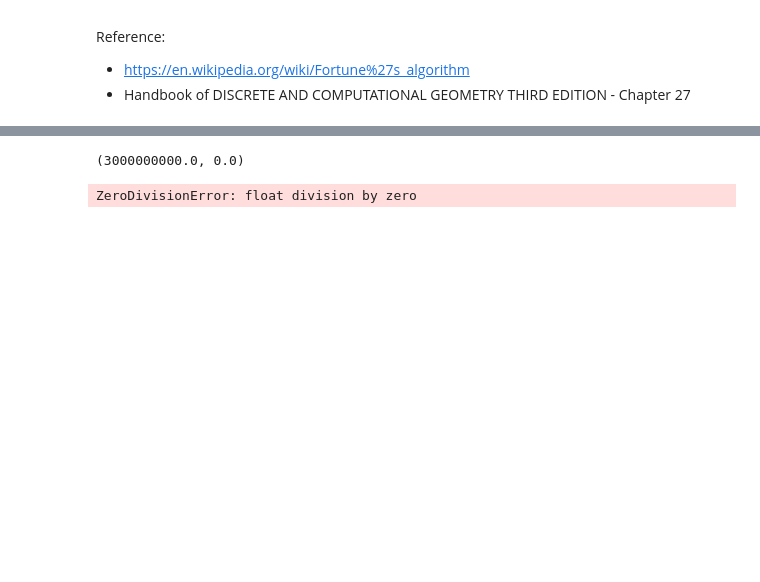
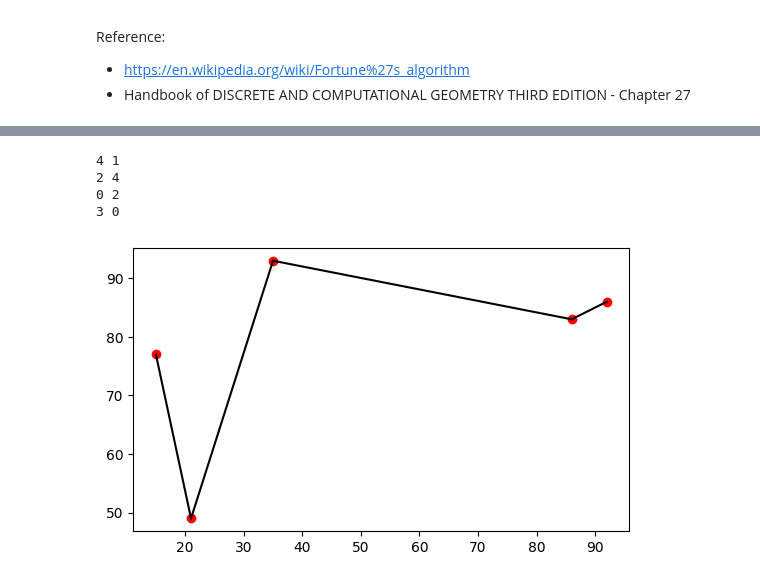
Before and after one commit to JUANITOTELO/Geometry, a Jupyter notebook: tareas/tarea2.ipynb, the cells around one changed output, grey strips where cells are left out. Cells and saved outputs as stored; diff of their text form; code cells hidden in the pictures; blank space fills up the shorter version.

```diff
--- a/tareas/tarea2.ipynb
+++ b/tareas/tarea2.ipynb
@@ -172,10 +187,9 @@ class Event:
 # %%
 import heapq
-from sortedcontainers import SortedList
 
 class Fortune:
     def __init__(self, p: List[pt]):
-        self.line = SortedList()  # beach line
+        self.line = []  # beach line
         self.v = [(point, i) for i, point in enumerate(p)]  # (point, original index)
         self.Q = []  # priority queue of point and vertex events
         self.edges = []  # delaunay edges
@@ -192,35 +206,35 @@ class Fortune:
         a = self.line[self.line.index(it) - 1]
         if collinear(it.q - it.p, a.p - it.p):  # doesn't generate a vertex event
             return
+        self.ti -= 1  # new vertex event ID
         it.id = self.ti
-        self.ti -= 1  # new vertex event ID
         self.valid.append(True)  # label this ID true
         c = circumcenter(it.p, it.q, a.p)
         x = c.x + (c - it.p).len()
         # event is generated at time x.
         # make sure it passes the sweep-line, and that the arc truly shrinks to 0
-        if x > sweepx - 1e-9 and a.gety(x) + 1e-9 > it.gety(x):
+        if x > sweepx - EPS and a.gety(x) + EPS > it.gety(x):
             heapq.heappush(self.Q, Event(x, it.id, it))
 
     def add_edge(self, i: int, j: int):
         if i == -1 or j == -1:
             return
+        # Add edge in terms of original indices of vertices (v)
         self.edges.append((self.v[i][1], self.v[j][1]))
 
     def add(self, i: int):
-        p = self.v[i][0]
-        print(p)
+        # print(f"Adding point {i}")
         # find arc to split
-        c = self.line.bisect_left(p)
+        c_arc = self.line[i]
         # insert new arcs. passing the following iterator gives a slight speed-up
-        b = Arc(p, c.p, i)
-        self.line.insert(self.line.index(c), b)
-        a = Arc(c.p, p, c.i)
+        b = Arc(p, c_arc.p, i)
+        self.line.insert(i, b)
+        a = Arc(c_arc.p, p, c_arc.i)
         self.line.insert(self.line.index(b), a)
-        self.add_edge(i, c.i)
+        self.add_edge(i, c_arc.i)
         self.upd(a)
         self.upd(b)
-        self.upd(c)
+        self.upd(c_arc)
 
     def remove(self, it: Arc):
         idx = self.line.index(it)
@@ -237,15 +251,18 @@ class Fortune:
         # insert two points that will always be in the beach line,
         # to avoid handling edge cases of an arc being first or last
         X *= 3
-        self.line.add(Arc(pt(-X, -X), pt(-X, X), -1))
-        self.line.add(Arc(pt(-X, X), pt(INF, INF), -1))
+        self.line.append(Arc(pt(-X, -X), pt(-X, X), -1))
+        self.line.append(Arc(pt(-X, X), pt(INF, INF), -1))
+        # print(f"Initial beach line: {self.line}")
         # create all point events
-        for i in range(self.n):
-            heapq.heappush(self.Q, Event(self.v[i][0].x, i, None))
+        for i in range(self.n-1, -1, -1):
+            # print(f"Adding point event for point {i}")
+            heapq.heappush(self.Q, Event(self.v[i][0].x, i, self.line[-1]))
         self.ti = 0
         self.valid = [False]
         while self.Q:
             e = heapq.heappop(self.Q)
+            # print(f"Processing point {e.id}")
             sweepx = e.x
             if e.id >= 0:
                 self.add(e.id)
@@ -253,21 +270,22 @@ class Fortune:
                 self.remove(e.it)
 # %%
 # Test the Fortune's algorithm
-points = generate_points(10)
+points = [pt(86, 83),pt(15, 77),pt(35, 93),pt(92, 86),pt(21, 49)]
 fortune = Fortune(points)
 fortune.solve()
-print(fortune.edges)
-for p in points:
-    print(p)
 
 # Plot the Voronoi diagram
 fig, ax = plt.subplots()
 for a, b in fortune.edges:
+    print(a, b)
     plt.plot([points[a].x, points[b].x], [points[a].y, points[b].y], 'k-')
 for p in points:
     plt.scatter(p.x, p.y, c='r')
 plt.gca().set_aspect('equal', adjustable='box')
 plt.show()
 # %% [output]
-(3000000000.0, 0.0)
+4 1
+2 4
+0 2
+3 0
-ZeroDivisionError: float division by zero
+[figure, added]
```
Also changed, not shown: parts of 6 cells of this notebook, 7 other files.
